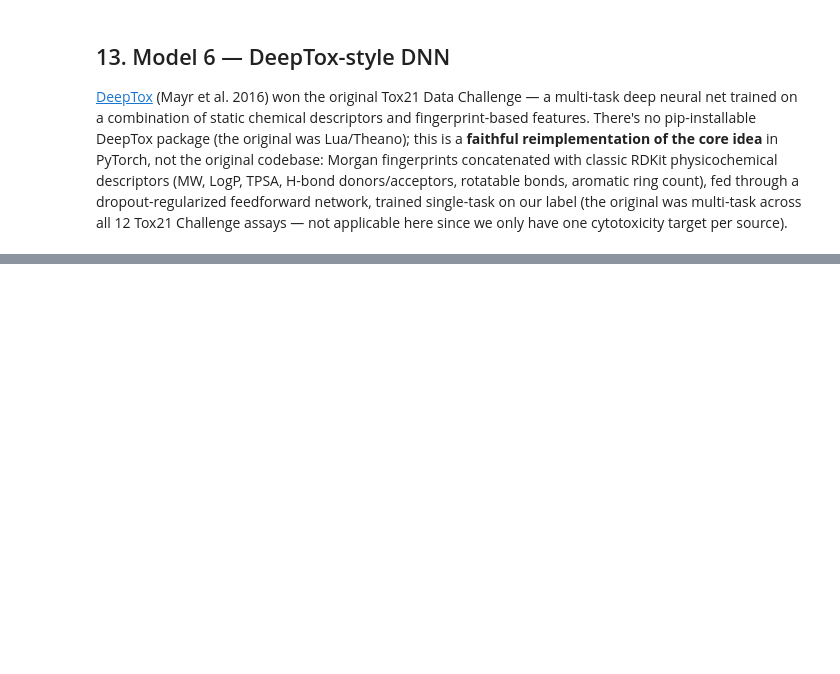
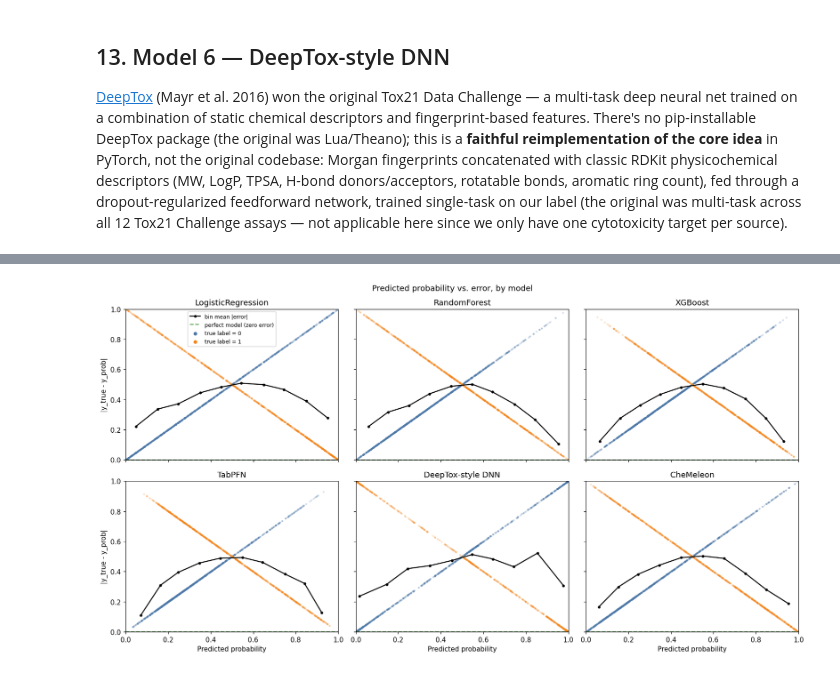
Before and after one commit to akkarimi/cytotoxicity-dataset-collection, a Jupyter notebook: notebooks/eda_and_baselines.ipynb, the cells around one changed output, grey strips where cells are left out. Saved outputs shown, nothing was run; the diff lists cells and outputs as text; code cells hidden in the pictures; blank space fills up the shorter version.

```diff
--- a/notebooks/eda_and_baselines.ipynb
+++ b/notebooks/eda_and_baselines.ipynb
@@ -387,0 +397,13 @@ CheMeleon: CSVs prepared in /home/ak/repos/cytotoxicity-dataset-collection/noteb
+# %%
+chemeleon_preds_path = f"{CHEMPROP_DIR}/chemeleon_preds.csv"
+
+if os.path.exists(chemeleon_preds_path):
+    chemeleon_out = pd.read_csv(chemeleon_preds_path)
+
+    assert len(chemeleon_out) == len(meta_test), "row count mismatch -- did test.csv change?"
+    y_prob_chemeleon = chemeleon_out['cytotoxic_label'].values
+    y_true_chemeleon = meta_test['cytotoxic_label'].values
+
+    _ = evaluate("CheMeleon", y_true_chemeleon, y_prob_chemeleon, meta_test)
+else:
+    print(f'Not found: {chemeleon_preds_path} - run the chemprop train/predict commands above first.')
@@ -499,0 +530,55 @@ DeepTox-style DNN: ROC-AUC=0.730  PR-AUC=0.670  balanced_acc=0.663  F1=0.601
+# %%
+model_probs = {
+    "LogisticRegression": y_prob_logreg,
+    "RandomForest": y_prob_rf,
+    "XGBoost": y_prob_xgb,
+    "TabPFN": y_prob_tabpfn,
+    "DeepTox-style DNN": y_prob_deeptox,
+}
+if os.path.exists(chemeleon_preds_path):
+    model_probs["CheMeleon"] = y_prob_chemeleon
+
+N_BINS = 10
+bin_edges = np.linspace(0, 1, N_BINS + 1)
+class_colors = {0: "#4C78A8", 1: "#F58518"}
+
+fig, axes = plt.subplots(2, 3, figsize=(15, 8), sharex=True, sharey=True)
+for ax, (name, y_prob) in zip(axes.flat, model_probs.items()):
+    y_prob = np.asarray(y_prob)
+    abs_err = np.abs(y_test - y_prob)
+
+    ax.axhline(0, color="#54A24B", ls="--", lw=1.5, label="perfect model (zero error)")
+
+    for cls in (0, 1):
+        mask = y_test == cls
+        ax.scatter(y_prob[mask], abs_err[mask], s=4, alpha=0.15, color=class_colors[cls])
+
+    bin_idx = np.clip(np.digitize(y_prob, bin_edges) - 1, 0, N_BINS - 1)
+    occupied = [b for b in range(N_BINS) if (bin_idx == b).any()]
+    bin_prob = [y_prob[bin_idx == b].mean() for b in occupied]
+    bin_err = [abs_err[bin_idx == b].mean() for b in occupied]
+    ax.plot(bin_prob, bin_err, color="black", lw=1.5, marker="o", markersize=3, label="bin mean |error|")
+
+    ax.set_title(name)
+    ax.set_xlim(0, 1)
+    ax.set_ylim(0, 1)
+
+axes.flat[0].scatter([], [], s=20, color=class_colors[0], label="true label = 0")
+axes.flat[0].scatter([], [], s=20, color=class_colors[1], label="true label = 1")
+handles, labels = axes.flat[0].get_legend_handles_labels()
+order = ["bin mean |error|", "perfect model (zero error)", "true label = 0", "true label = 1"]
+by_label = dict(zip(labels, handles))
+axes.flat[0].legend([by_label[l] for l in order], order, loc="upper center", fontsize=8)
+
+for ax in axes[-1, :]:
+    ax.set_xlabel("Predicted probability")
+for ax in axes[:, 0]:
+    ax.set_ylabel("|y_true - y_prob|")
+for ax in axes.flat[len(model_probs):]:
+    ax.set_visible(False)
+
+fig.suptitle("Predicted probability vs. error, by model")
+plt.tight_layout()
+plt.show()
+# %% [output]
+[figure, added]
```
Also changed, not shown: parts of 49 cells of this notebook, 18 other files.
